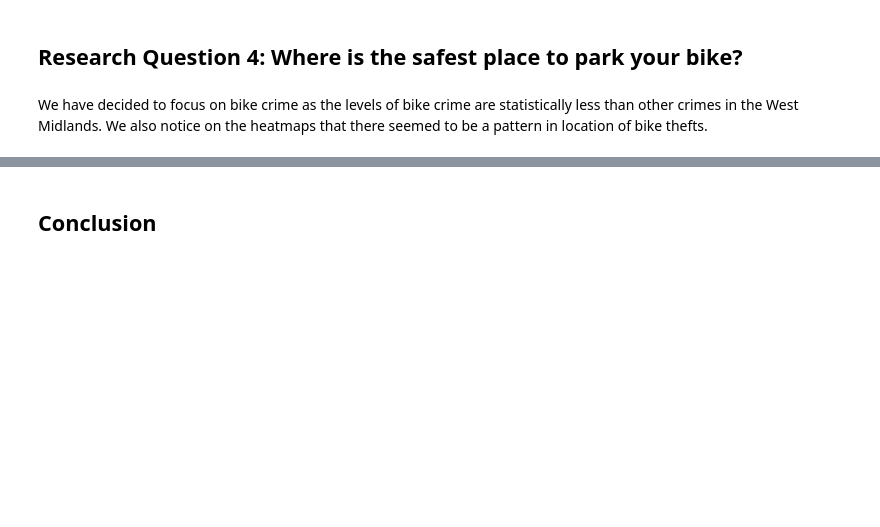
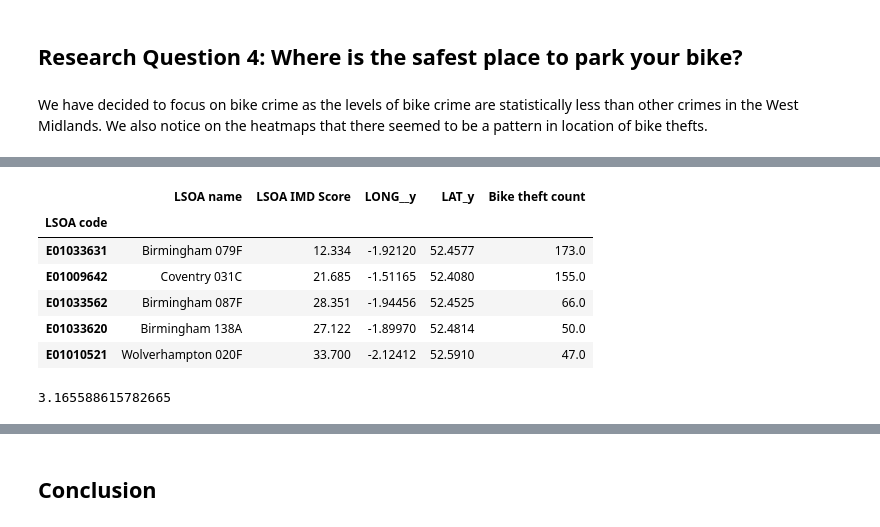
Before and after one commit to Garywtne/Group4_Project1_repo, a Jupyter notebook: Group 4 final/west_midlands_data_clean.ipynb, the cells around one changed output, grey strips where cells are left out. Cells and saved outputs as stored; diff of their text form; code cells hidden in the pictures; blank space fills up the shorter version.

Commit message:
added bike theft heatmap and IMD score.csv

```diff
--- a/Group 4 final/west_midlands_data_clean.ipynb
+++ b/Group 4 final/west_midlands_data_clean.ipynb
@@ -1383,3 +1385,8 @@ lead on to bike theft
 ## Research Question 4: Where is the safest place to park your bike?
 # %% [markdown]
 We have decided to focus on bike crime as the levels of bike crime are statistically less than other crimes in the West Midlands. We also notice on the heatmaps that there seemed to be a pattern in location of bike thefts.
+# %%
+# Create IMD score dataframe
+IMD_score_df = pd.read_csv('IMD Score.csv', index_col = 0)
+IMD_score_df.dropna(inplace = True)
+IMD_score_df.head()
@@ -1385,0 +1413,44 @@ We have decided to focus on bike crime as the levels of bike crime are statistic
+# %%
+# Collect a list of relevant column names and save to a variable
+columns = [
+    "LSOA code",
+    "LSOA name",
+    "LSOA IMD Score",
+    "LONG_",
+    "LAT",
+    "Crime type"
+]
+
+# Filter the data so that only those Bike thefts  are in a DataFrame
+bike_theft_df = West_midlands_df1.loc[West_midlands_df1["Crime type"] == "Bicycle theft", columns]
+# count the relevant crime types and save to a variable
+bike_theft_counts = bike_theft_df["LSOA code"].value_counts()
+# create a pd dataframe and save to a variable
+bike_theft_counts_df = pd.DataFrame(bike_theft_counts)
+# Convert the column name into "Bike theft count"
+bike_theft_counts_df = bike_theft_counts_df.rename(
+    columns={"LSOA code": "Bike theft count"})
+# Set new index to LSOA code
+bike_theft_counts_df = bike_theft_counts_df.rename_axis("LSOA code")
+# Merge two dataframes using an outer join and save to a variable
+merge1_df = pd.merge(bike_theft_counts_df,IMD_score_df, on = "LSOA code",how="outer")
+# Drop the null values
+merge1_df.dropna(inplace = True)
+# re-order the columns and save to a variable
+bike_theft_final_df = merge1_df[["LSOA name", "LSOA IMD Score",
+                            "LONG__y", "LAT_y", "Bike theft count"]]
+# display the dataframe
+bike_theft_final_df.head()
+# %% [output]
+|  | LSOA name | LSOA IMD Score | LONG__y | LAT_y | Bike theft count |
+| LSOA code |  |  |  |  |  |
+| E01033631 | Birmingham 079F | 12.334 | -1.92120 | 52.4577 | 173.0 |
+| E01009642 | Coventry 031C | 21.685 | -1.51165 | 52.4080 | 155.0 |
+| E01033562 | Birmingham 087F | 28.351 | -1.94456 | 52.4525 | 66.0 |
+| E01033620 | Birmingham 138A | 27.122 | -1.89970 | 52.4814 | 50.0 |
+| E01010521 | Wolverhampton 020F | 33.700 | -2.12412 | 52.5910 | 47.0 |
+# %%
+mean_value7 = bike_theft_final_df["Bike theft count"].mean()
+mean_value7
+# %% [output]
+3.165588615782665
```
Also changed, not shown: parts of 6 cells of this notebook, 1 other file.
